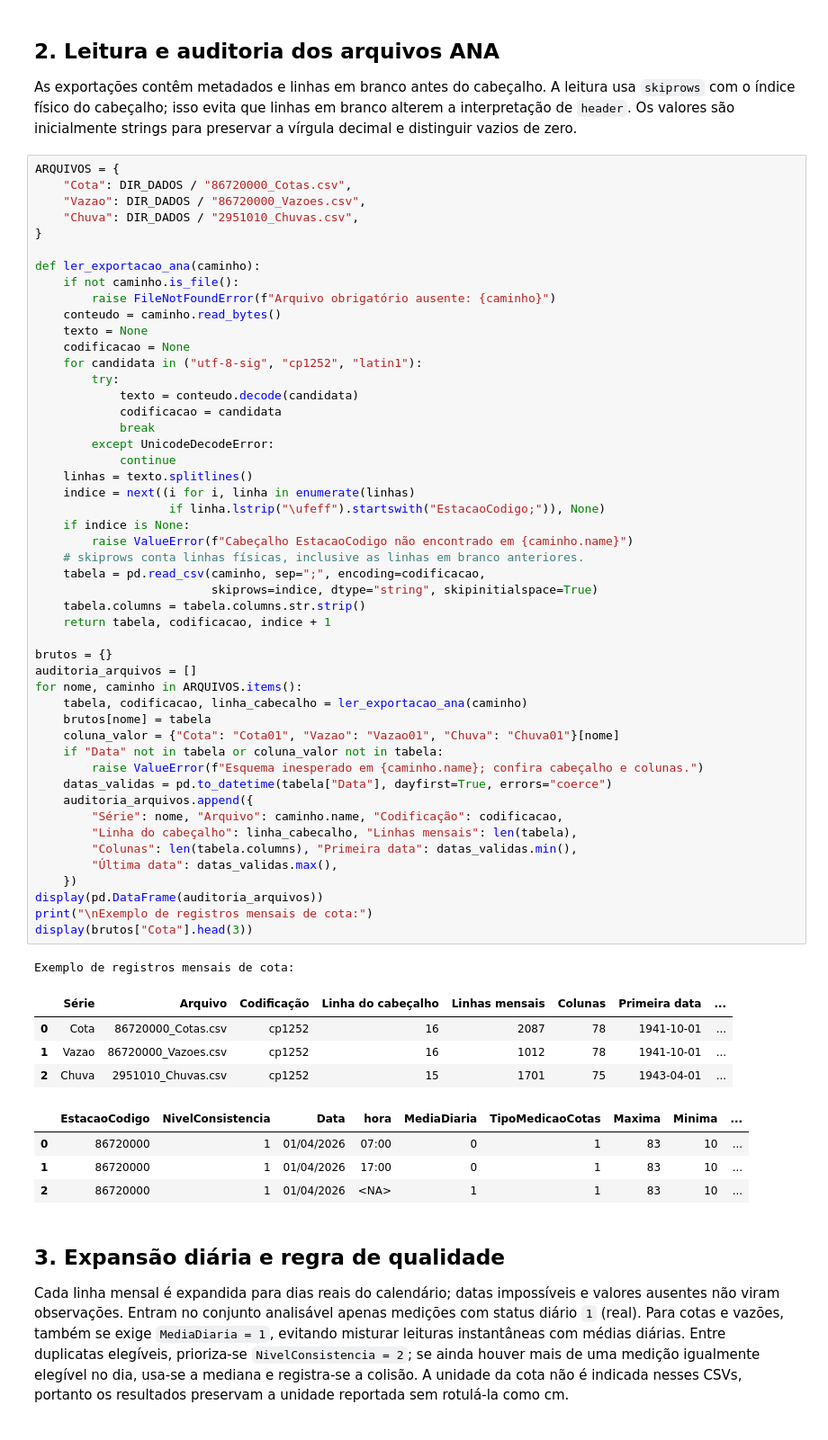
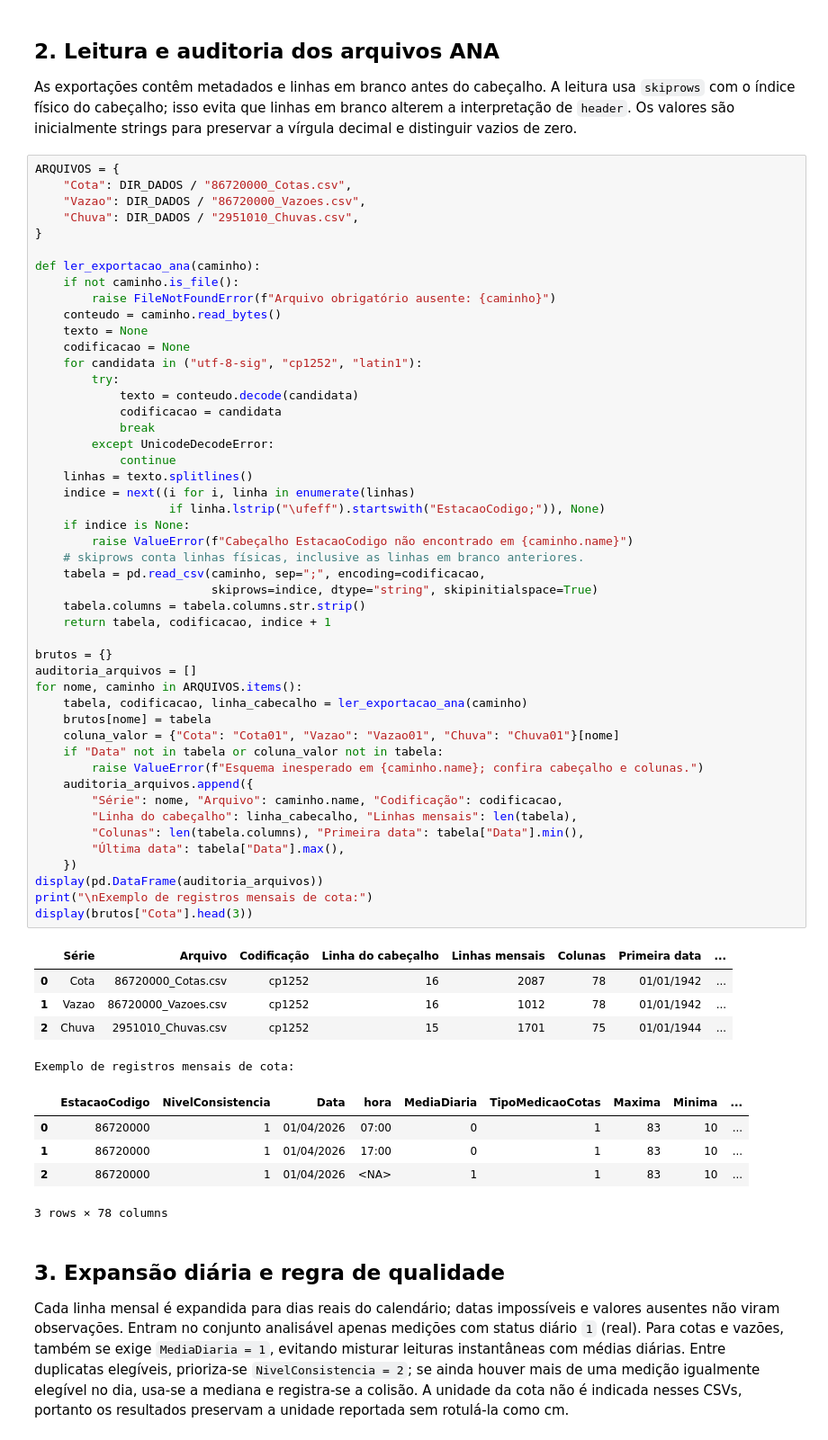
Before and after one commit to PedroMenezes296/RedesNeurais_ANA, a Jupyter notebook: RedesNeurais_ANA/notebooks/analise_redes_neurais.ipynb, the cells around one changed output. Shown at 90% size. Cells and saved outputs as stored; diff of their text form.

```diff
--- a/RedesNeurais_ANA/notebooks/analise_redes_neurais.ipynb
+++ b/RedesNeurais_ANA/notebooks/analise_redes_neurais.ipynb
@@ -68,45 +69,45 @@ def ler_exportacao_ana(caminho):
             break
         except UnicodeDecodeError:
             continue
     linhas = texto.splitlines()
     indice = next((i for i, linha in enumerate(linhas)
                    if linha.lstrip("\ufeff").startswith("EstacaoCodigo;")), None)
     if indice is None:
         raise ValueError(f"Cabeçalho EstacaoCodigo não encontrado em {caminho.name}")
     # skiprows conta linhas físicas, inclusive as linhas em branco anteriores.
     tabela = pd.read_csv(caminho, sep=";", encoding=codificacao,
                          skiprows=indice, dtype="string", skipinitialspace=True)
     tabela.columns = tabela.columns.str.strip()
     return tabela, codificacao, indice + 1
 
 brutos = {}
 auditoria_arquivos = []
 for nome, caminho in ARQUIVOS.items():
     tabela, codificacao, linha_cabecalho = ler_exportacao_ana(caminho)
     brutos[nome] = tabela
     coluna_valor = {"Cota": "Cota01", "Vazao": "Vazao01", "Chuva": "Chuva01"}[nome]
     if "Data" not in tabela or coluna_valor not in tabela:
         raise ValueError(f"Esquema inesperado em {caminho.name}; confira cabeçalho e colunas.")
-    datas_validas = pd.to_datetime(tabela["Data"], dayfirst=True, errors="coerce")
     auditoria_arquivos.append({
         "Série": nome, "Arquivo": caminho.name, "Codificação": codificacao,
         "Linha do cabeçalho": linha_cabecalho, "Linhas mensais": len(tabela),
-        "Colunas": len(tabela.columns), "Primeira data": datas_validas.min(),
-        "Última data": datas_validas.max(),
+        "Colunas": len(tabela.columns), "Primeira data": tabela["Data"].min(),
+        "Última data": tabela["Data"].max(),
     })
 display(pd.DataFrame(auditoria_arquivos))
 print("\nExemplo de registros mensais de cota:")
 display(brutos["Cota"].head(3))
 # %% [output]
+|  | Série | Arquivo | Codificação | Linha do cabeçalho | Linhas mensais | Colunas | Primeira data | ... |
+| 0 | Cota | 86720000_Cotas.csv | cp1252 | 16 | 2087 | 78 | 01/01/1942 | ... |
+| 1 | Vazao | 86720000_Vazoes.csv | cp1252 | 16 | 1012 | 78 | 01/01/1942 | ... |
+| 2 | Chuva | 2951010_Chuvas.csv | cp1252 | 15 | 1701 | 75 | 01/01/1944 | ... |
 Exemplo de registros mensais de cota:
-|  | Série | Arquivo | Codificação | Linha do cabeçalho | Linhas mensais | Colunas | Primeira data | ... |
-| 0 | Cota | 86720000_Cotas.csv | cp1252 | 16 | 2087 | 78 | 1941-10-01 | ... |
-| 1 | Vazao | 86720000_Vazoes.csv | cp1252 | 16 | 1012 | 78 | 1941-10-01 | ... |
-| 2 | Chuva | 2951010_Chuvas.csv | cp1252 | 15 | 1701 | 75 | 1943-04-01 | ... |
 |  | EstacaoCodigo | NivelConsistencia | Data | hora | MediaDiaria | TipoMedicaoCotas | Maxima | Minima | ... |
 | 0 | 86720000 | 1 | 01/04/2026 | 07:00 | 0 | 1 | 83 | 10 | ... |
 | 1 | 86720000 | 1 | 01/04/2026 | 17:00 | 0 | 1 | 83 | 10 | ... |
 | 2 | 86720000 | 1 | 01/04/2026 | <NA> | 1 | 1 | 83 | 10 | ... |
+3 rows × 78 columns
 # %% [markdown]
 ## 3. Expansão diária e regra de qualidade
 
```
Also changed, not shown: parts of 12 cells of this notebook, 5 other files.
